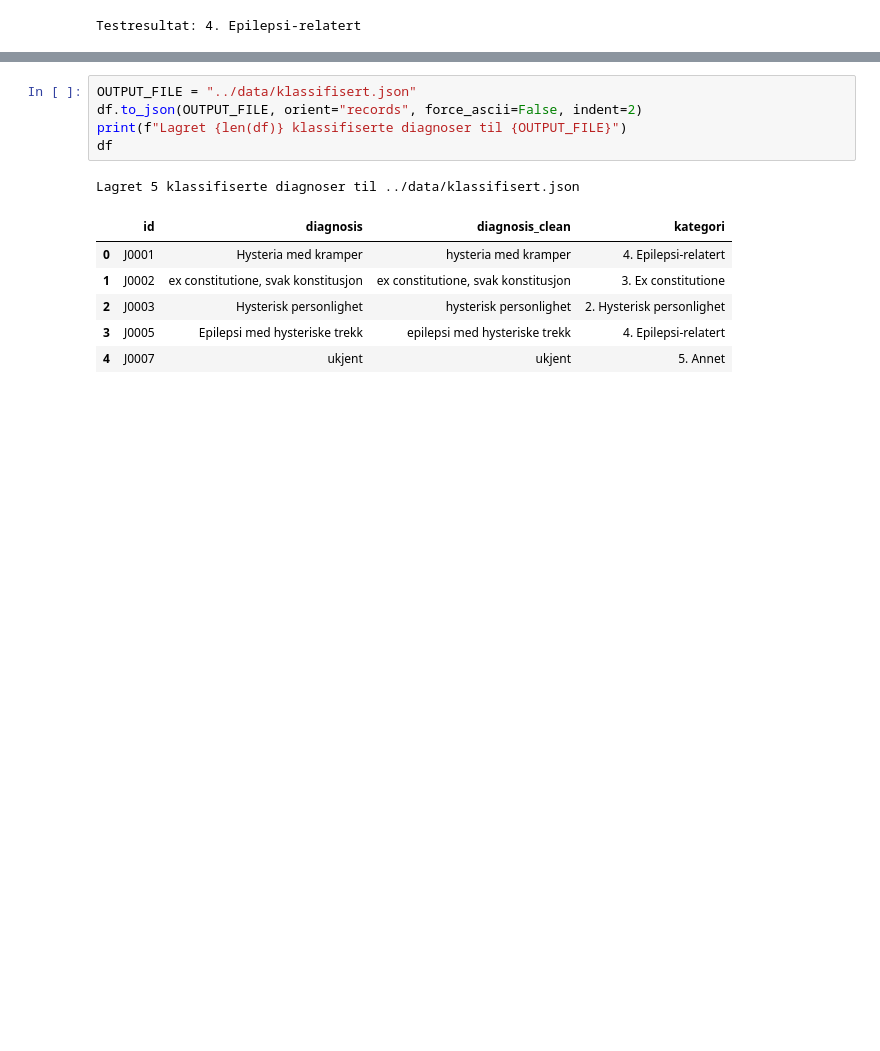
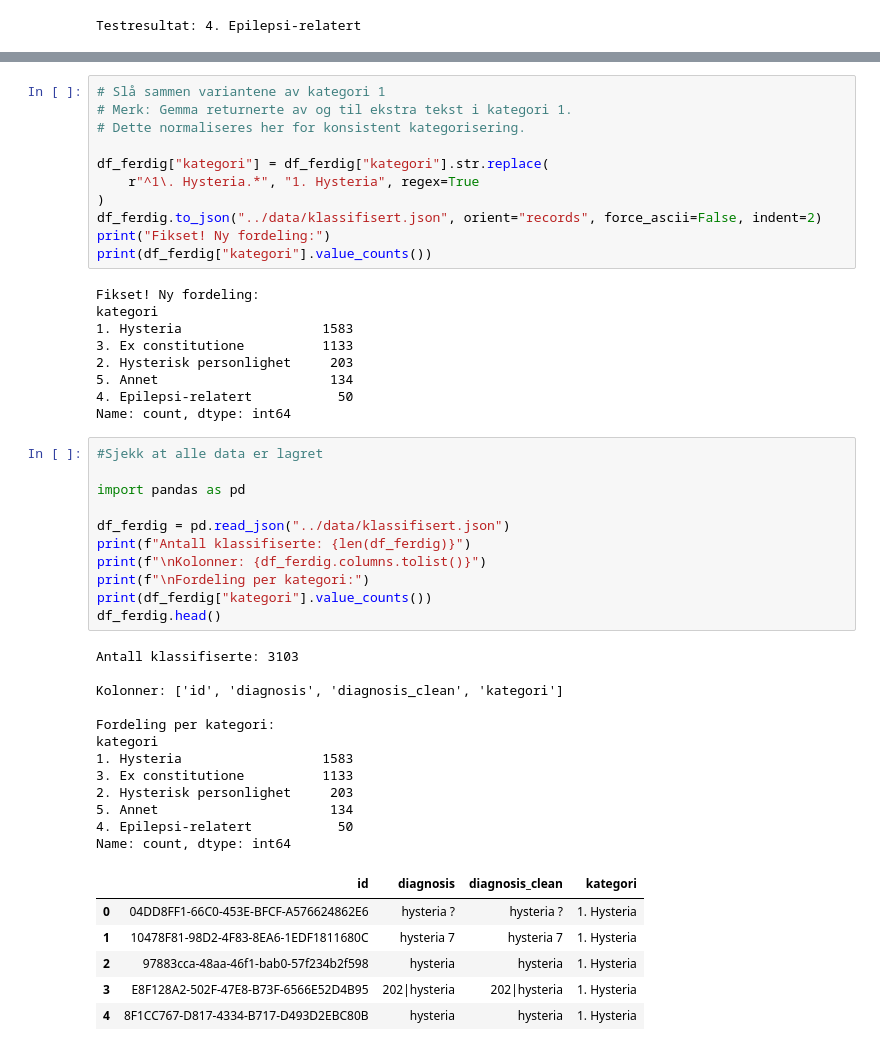
Before and after one commit to ginhel-nha/IT6117---project, a Jupyter notebook: notebooks/03_classify.ipynb, the cells around one changed output, grey strips where cells are left out. Cells and saved outputs as stored; diff of their text form; blank space fills up the shorter version.

Commit message:
Notebooks 02 og 03 ferdig med ekte data

```diff
--- a/notebooks/03_classify.ipynb
+++ b/notebooks/03_classify.ipynb
@@ -88,13 +122,50 @@ Ferdig!
 # %%
-OUTPUT_FILE = "../data/klassifisert.json"
-df.to_json(OUTPUT_FILE, orient="records", force_ascii=False, indent=2)
-print(f"Lagret {len(df)} klassifiserte diagnoser til {OUTPUT_FILE}")
-df
+# Slå sammen variantene av kategori 1
+# Merk: Gemma returnerte av og til ekstra tekst i kategori 1.
+# Dette normaliseres her for konsistent kategorisering.
+
+df_ferdig["kategori"] = df_ferdig["kategori"].str.replace(
+    r"^1\. Hysteria.*", "1. Hysteria", regex=True
+)
+df_ferdig.to_json("../data/klassifisert.json", orient="records", force_ascii=False, indent=2)
+print("Fikset! Ny fordeling:")
+print(df_ferdig["kategori"].value_counts())
 # %% [output]
-Lagret 5 klassifiserte diagnoser til ../data/klassifisert.json
+Fikset! Ny fordeling:
+kategori
+1. Hysteria                  1583
+3. Ex constitutione          1133
+2. Hysterisk personlighet     203
+5. Annet                      134
+4. Epilepsi-relatert           50
+Name: count, dtype: int64
-|  | id | diagnosis | diagnosis_clean | kategori |
-| 0 | J0001 | Hysteria med kramper | hysteria med kramper | 4. Epilepsi-relatert |
-| 1 | J0002 | ex constitutione, svak konstitusjon | ex constitutione, svak konstitusjon | 3. Ex constitutione |
-| 2 | J0003 | Hysterisk personlighet | hysterisk personlighet | 2. Hysterisk personlighet |
-| 3 | J0005 | Epilepsi med hysteriske trekk | epilepsi med hysteriske trekk | 4. Epilepsi-relatert |
-| 4 | J0007 | ukjent | ukjent | 5. Annet |
+# %%
+#Sjekk at alle data er lagret
+
+import pandas as pd
+
+df_ferdig = pd.read_json("../data/klassifisert.json")
+print(f"Antall klassifiserte: {len(df_ferdig)}")
+print(f"\nKolonner: {df_ferdig.columns.tolist()}")
+print(f"\nFordeling per kategori:")
+print(df_ferdig["kategori"].value_counts())
+df_ferdig.head()
+# %% [output]
+Antall klassifiserte: 3103
+
+Kolonner: ['id', 'diagnosis', 'diagnosis_clean', 'kategori']
+
+Fordeling per kategori:
+kategori
+1. Hysteria                  1583
+3. Ex constitutione          1133
+2. Hysterisk personlighet     203
+5. Annet                      134
+4. Epilepsi-relatert           50
+Name: count, dtype: int64
+|  | id | diagnosis | diagnosis_clean | kategori |
+| 0 | 04DD8FF1-66C0-453E-BFCF-A576624862E6 | hysteria ? | hysteria ? | 1. Hysteria |
+| 1 | 10478F81-98D2-4F83-8EA6-1EDF1811680C | hysteria 7 | hysteria 7 | 1. Hysteria |
+| 2 | 97883cca-48aa-46f1-bab0-57f234b2f598 | hysteria | hysteria | 1. Hysteria |
+| 3 | E8F128A2-502F-47E8-B73F-6566E52D4B95 | 202|hysteria | 202|hysteria | 1. Hysteria |
+| 4 | 8F1CC767-D817-4334-B717-D493D2EBC80B | hysteria | hysteria | 1. Hysteria |
```
Also changed, not shown: parts of 4 cells of this notebook, 1 other file.
